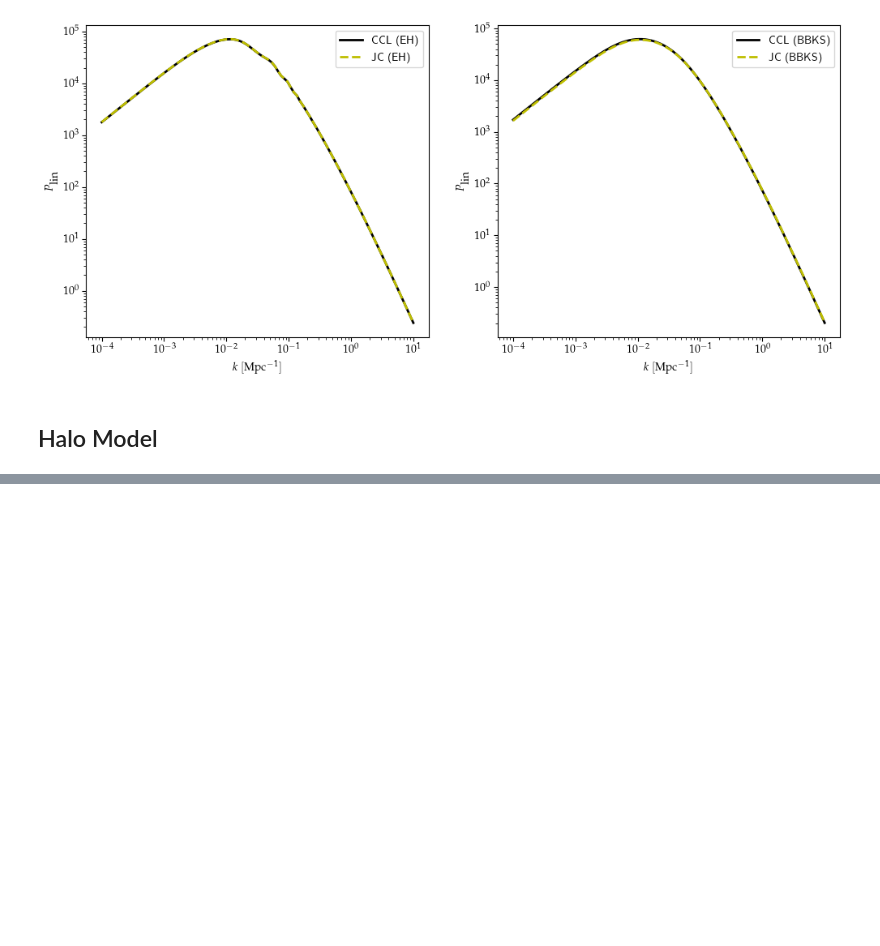
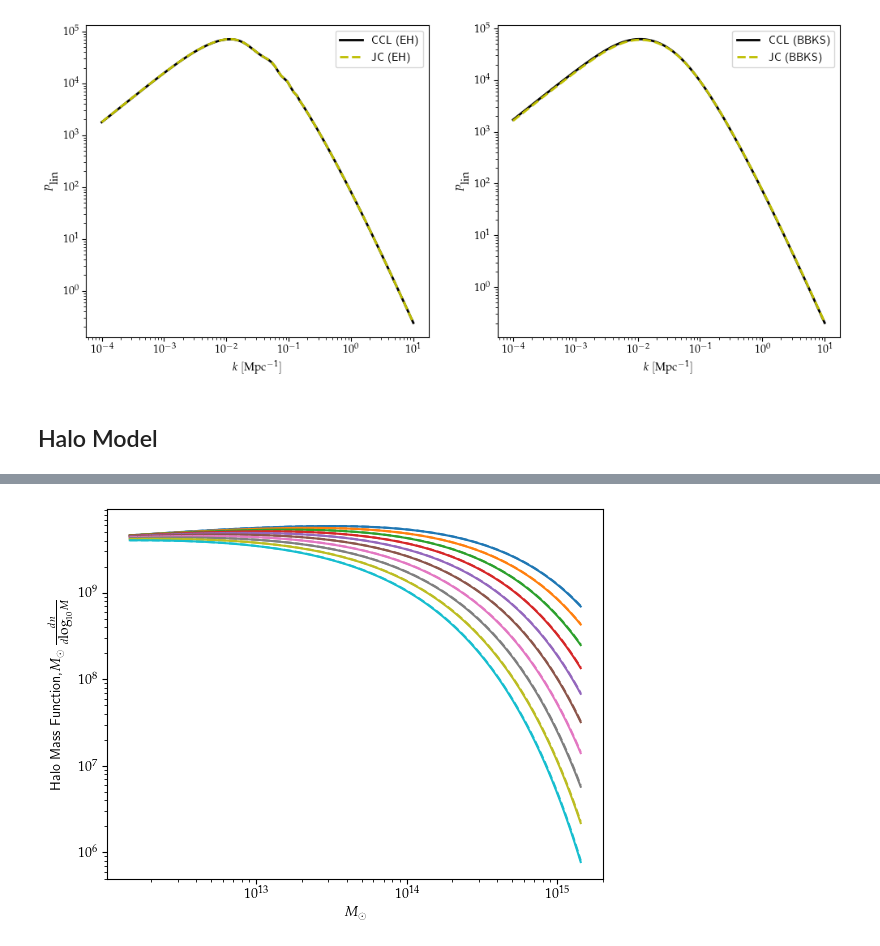
Before and after one commit to Harry45/jaxccl, a Jupyter notebook: notebook_playground.ipynb, the cells around one changed output, grey strips where cells are left out. Drawn from its saved outputs; the diff is of its cells as text; code cells hidden in the pictures; blank space fills up the shorter version.

```diff
--- a/notebook_playground.ipynb
+++ b/notebook_playground.ipynb
@@ -794,0 +1099,26 @@ https://github.com/LSSTDESC/CCL/blob/4aa9c0b445f089f9549ba1d210ef3e3357d8cc7b/py
+# %%
+jax_tinker = JAXMassFuncTinker08()
+ccl_tinker = MassFuncTinker08()
+
+record_mf_jax = []
+record_mf_ccl = []
+for z in z_grid:
+    scalefactor = z2a(z).item()
+    mf_ccl = ccl_tinker(cosmo_ccl, m_arr, scalefactor)
+    mf_jax, _ = calculate_mass_function(cosmo_jax, m_arr, scalefactor, jax_tinker, interpolator)
+    # f_sigma_ccl = ccl_tinker._get_fsigma(cosmo_ccl, sigma_m_ccl, scalefactor, np.log10(m_arr))
+    record_mf_jax.append(mf_jax)
+    record_mf_ccl.append(mf_ccl)
+# %%
+record_mf_ccl = np.asarray(record_mf_ccl).T
+record_mf_jax = np.asarray(record_mf_jax).T
+# %%
+plt.plot(m_arr, m_arr.reshape(-1,1) * record_mf_ccl)
+plt.plot(m_arr, m_arr.reshape(-1,1) * record_mf_jax, linestyle = '--')
+plt.ylabel(r'Halo Mass Function,' + r'$M_{\odot}\,\frac{dn}{d\textrm{log}_{10}M}$')
+plt.xlabel(r'$M_{\odot}$')
+plt.xscale('log')
+plt.yscale('log')
+plt.show()
+# %% [output]
+[figure, added]
```
Also changed, not shown: parts of 13 cells of this notebook.
